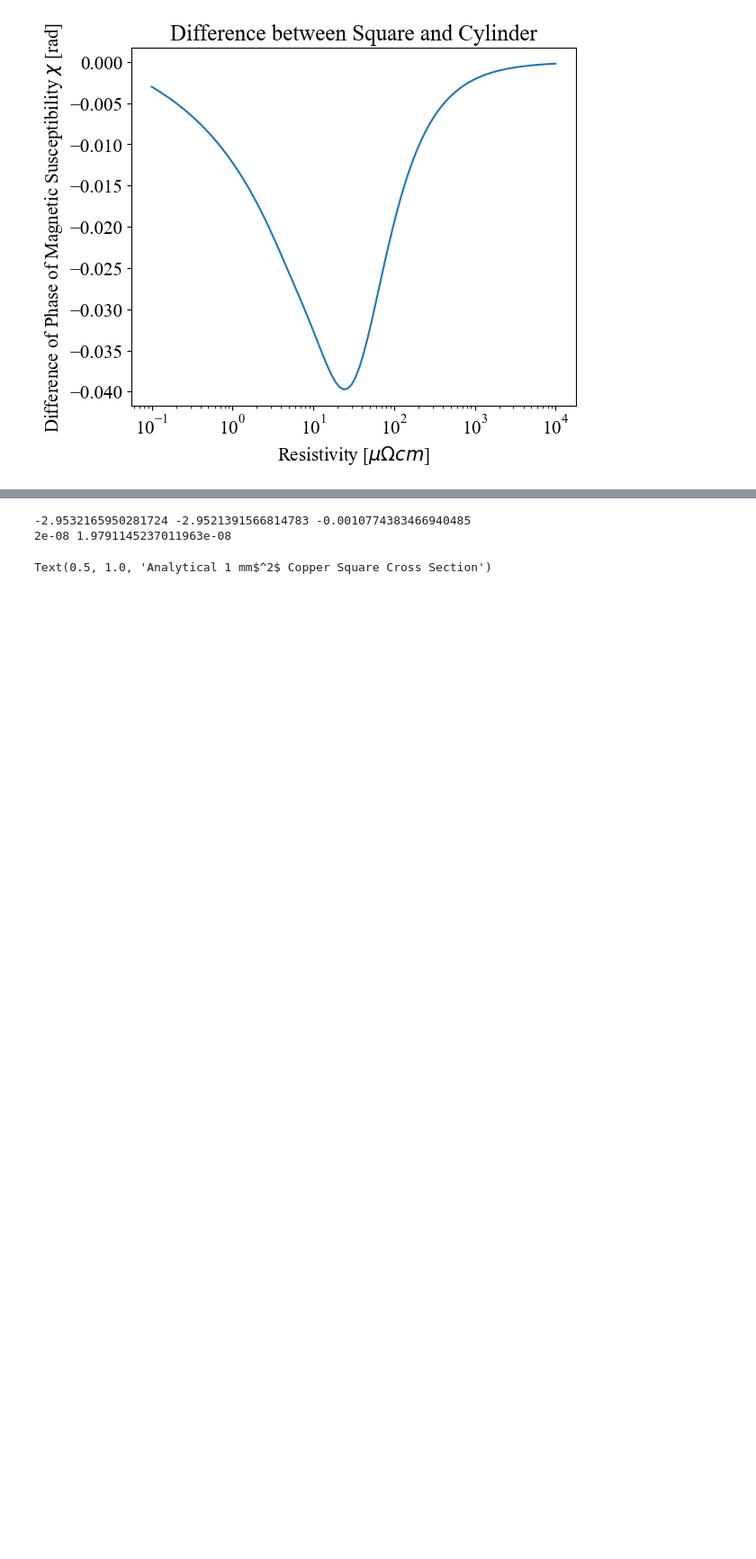
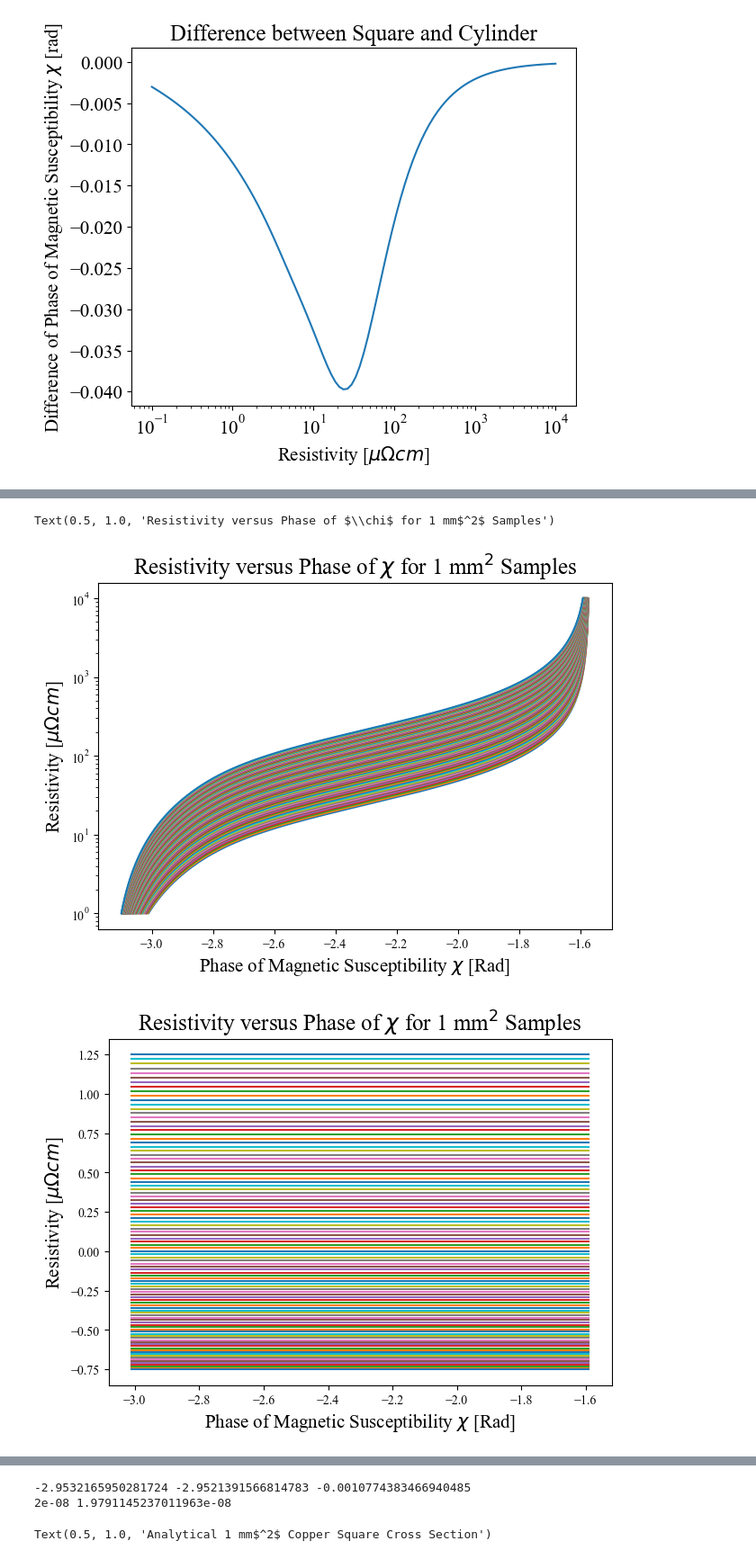
Before and after one commit to wendl198/ContactlessProbe, a Jupyter notebook: AnalysisStuff/ResistAnalysis.ipynb, the cells around one changed output, grey strips where cells are left out. Shown at 90% size. Cells and saved outputs as stored; diff of their text form; code cells hidden in the pictures; blank space fills up the shorter version.

```diff
--- a/AnalysisStuff/ResistAnalysis.ipynb
+++ b/AnalysisStuff/ResistAnalysis.ipynb
@@ -585,0 +606,63 @@ Text(0.5, 1.0, '1 mm$^2$ Copper Triangle Cross Section')
+# %%
+
+# I am off by some area dA, how much will the resisitivity measurement be affected? What is the change in resisitance?
+# Namely, I want to find the largest change in phase and see how that effects the resistivity.
+#
+# For a given error in area dA, I want to characterize the uncertianty added in the resistivity measurement.
+
+# da = a*(1.05)**.5 #This is 5% error in area measurement,
+r0 = 1e-3 #radius in m
+# rs = r0*np.array([.5,.55,.6,.65,.7,.75,.8,.85,.9,.95,1,1.05,1.1,1.15,1.2,1.25,1.3,1.35,1.4,1.45,1.5])
+rs = np.linspace(.5,1.5,101)*r0
+# rs = np.append(rs,1)
+# print(rs)
+chis4 = np.zeros([len(rs),len(rhos2)],dtype=np.float64)
+for i, rho in enumerate(rhos2):
+    for j, r in enumerate(rs):
+        rk =(1-1j)*r/get_skin_depth(rho)
+        chis4[j][i] = np.angle(2/rk*jv(1,rk)/jv(0,rk)-1)
+startchi = max(np.transpose(chis4)[0])
+endchi = min(np.transpose(chis4)[-1])
+
+
+og = np.logical_not(rs != r0)
+chirange = chis4[og][np.logical_and(chis4[og]>= startchi, chis4[og] <= endchi)]
+resist2s = np.zeros([len(rs),len(chirange)],dtype=np.float64)
+for i, r in enumerate(rs):
+    resist2s[i] = np.array(np.interp(chirange,chis4[i],rhos2))
+resist2s = resist2s/resist2s[og]
+fig = plt.figure(constrained_layout = True)
+cx = fig.add_subplot(1, 1, 1)
+for i in range(len(rs)):
+    cx.plot(chis4[i],rhos2*1e8)
+cx.set_yscale('log')
+cx.set_ylabel(r'Resistivity [$\mu \Omega cm$]',fontsize = 15)
+cx.set_xlabel(r'Phase of Magnetic Susceptibility $\chi$ [Rad]',fontsize = 15)
+cx.set_title(r'Resistivity versus Phase of $\chi$ for 1 mm$^2$ Samples',fontsize = 18)
+
+fig2 = plt.figure(constrained_layout = True)
+ax = fig2.add_subplot(1, 1, 1)
+for i in range(len(rs)):
+    ax.plot(chirange,resist2s[i]-1)
+# ax.set_yscale('log')
+#interpelate over r0 range of cis
+ax.set_ylabel(r'Resistivity [$\mu \Omega cm$]',fontsize = 15)
+ax.set_xlabel(r'Phase of Magnetic Susceptibility $\chi$ [Rad]',fontsize = 15)
+ax.set_title(r'Resistivity versus Phase of $\chi$ for 1 mm$^2$ Samples',fontsize = 18)
+
+Hope = []
+for i in range(len(rs)):
+    Hope.append(100*(resist2s[i][0]-1))
+
+
+fig3 = plt.figure(constrained_layout = True)
+bx = fig3.add_subplot(1, 1, 1)
+bx.plot(100*rs/r0-100,Hope)
+# bx.set_yscale('log')
+bx.set_ylabel('Relative Error in Resisiitvity [%]',fontsize = 15)
+bx.set_xlabel('Relative Error in Area [%]',fontsize = 15)
+bx.set_title(r'Resistivity versus Phase of $\chi$ for 1 mm$^2$ Samples',fontsize = 18)
+# %% [output]
+Text(0.5, 1.0, 'Resistivity versus Phase of $\\chi$ for 1 mm$^2$ Samples')
+[figure, added]
+[figure, added]
```
Also changed, not shown: parts of 3 cells of this notebook, 3 other files.
